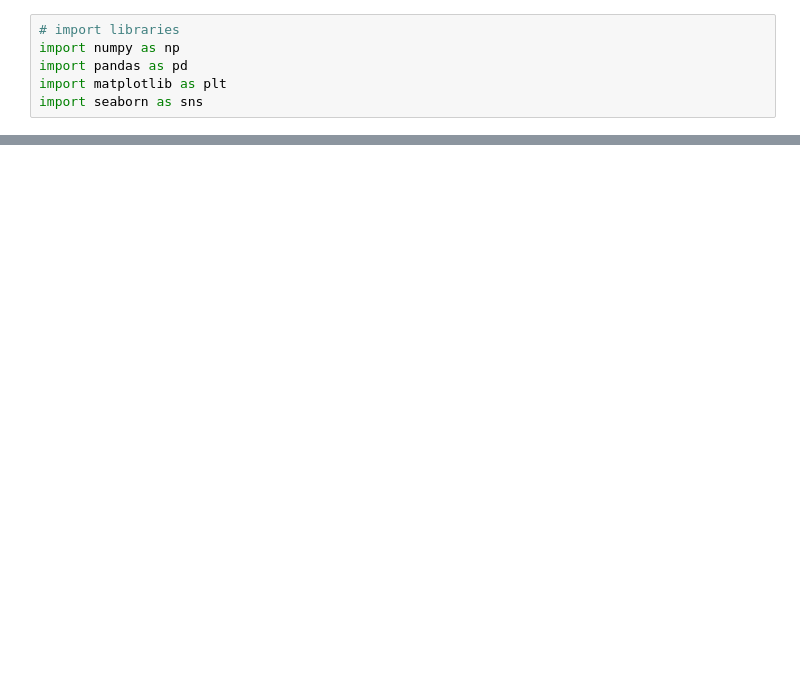
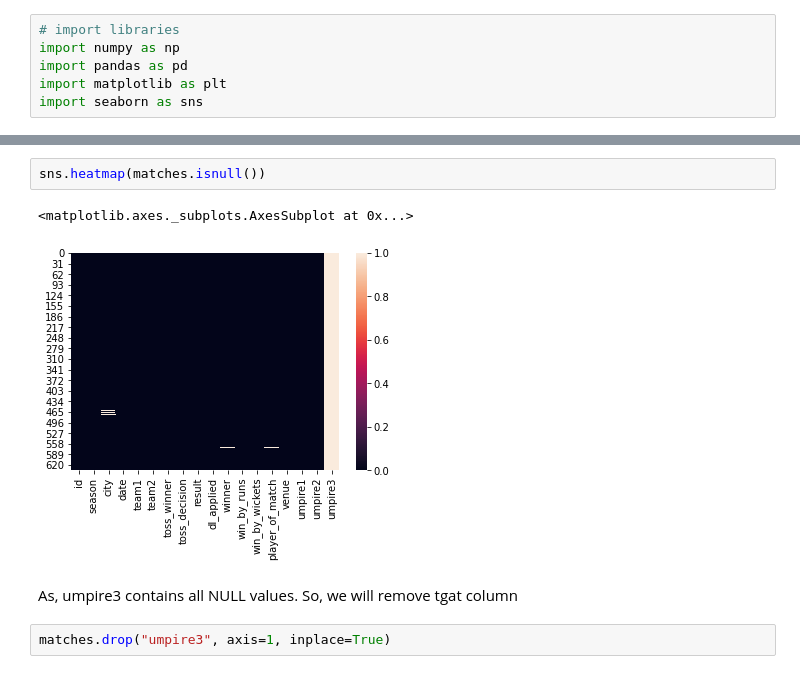
Before and after one commit to codescoop/Exploratory-Data-Analysis, a Jupyter notebook: IPL_Analysis/IPL_Analysis.ipynb, the cells around one changed output, grey strips where cells are left out. Saved outputs shown, nothing was run; the diff lists cells and outputs as text; blank space fills up the shorter version.

```diff
--- a/IPL_Analysis/IPL_Analysis.ipynb
+++ b/IPL_Analysis/IPL_Analysis.ipynb
@@ -22,0 +86,9 @@ df.head()
+# %%
+sns.heatmap(matches.isnull())
+# %% [output]
+<matplotlib.axes._subplots.AxesSubplot at 0x...>
+[figure, added]
+# %% [markdown]
+As, umpire3 contains all NULL values. So, we will remove tgat column
+# %%
+matches.drop("umpire3", axis=1, inplace=True)
```
Also changed, not shown: parts of 11 cells of this notebook.
